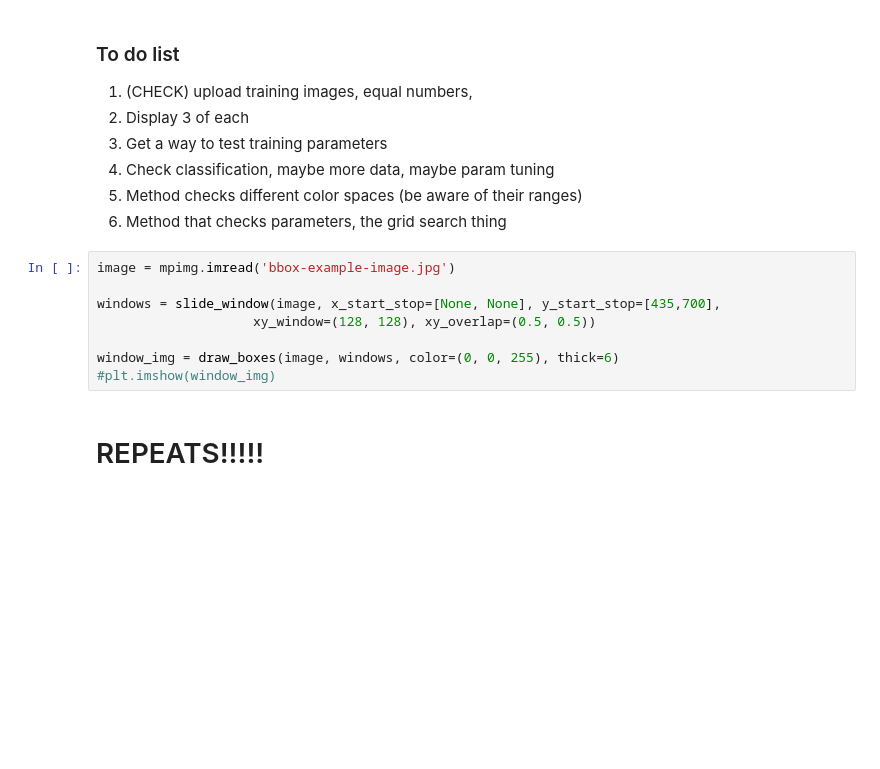
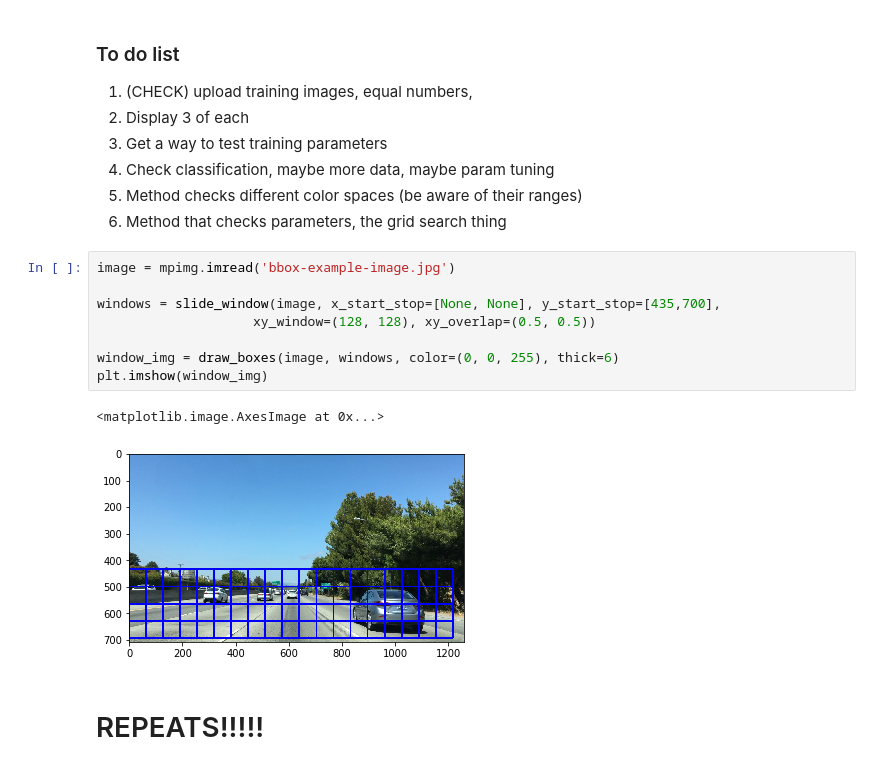
Before and after one commit to leclair-7/CarND-Vehicle-Detection, a Jupyter notebook: Vehicle-Detection.ipynb, the cells around one changed output. Saved outputs shown, nothing was run; the diff lists cells and outputs as text; blank space fills up the shorter version.

```diff
--- a/Vehicle-Detection.ipynb
+++ b/Vehicle-Detection.ipynb
@@ -76,11 +80,14 @@ def bing():
 # %%
 image = mpimg.imread('bbox-example-image.jpg')
 
 windows = slide_window(image, x_start_stop=[None, None], y_start_stop=[435,700],
                     xy_window=(128, 128), xy_overlap=(0.5, 0.5))
 
 window_img = draw_boxes(image, windows, color=(0, 0, 255), thick=6)
-#plt.imshow(window_img)
+plt.imshow(window_img)
+# %% [output]
+<matplotlib.image.AxesImage at 0x...>
+[figure, added]
 # %% [markdown]
 # REPEATS!!!!!
 # %%
```
Also changed, not shown: parts of 5 cells of this notebook, 1 other file.
